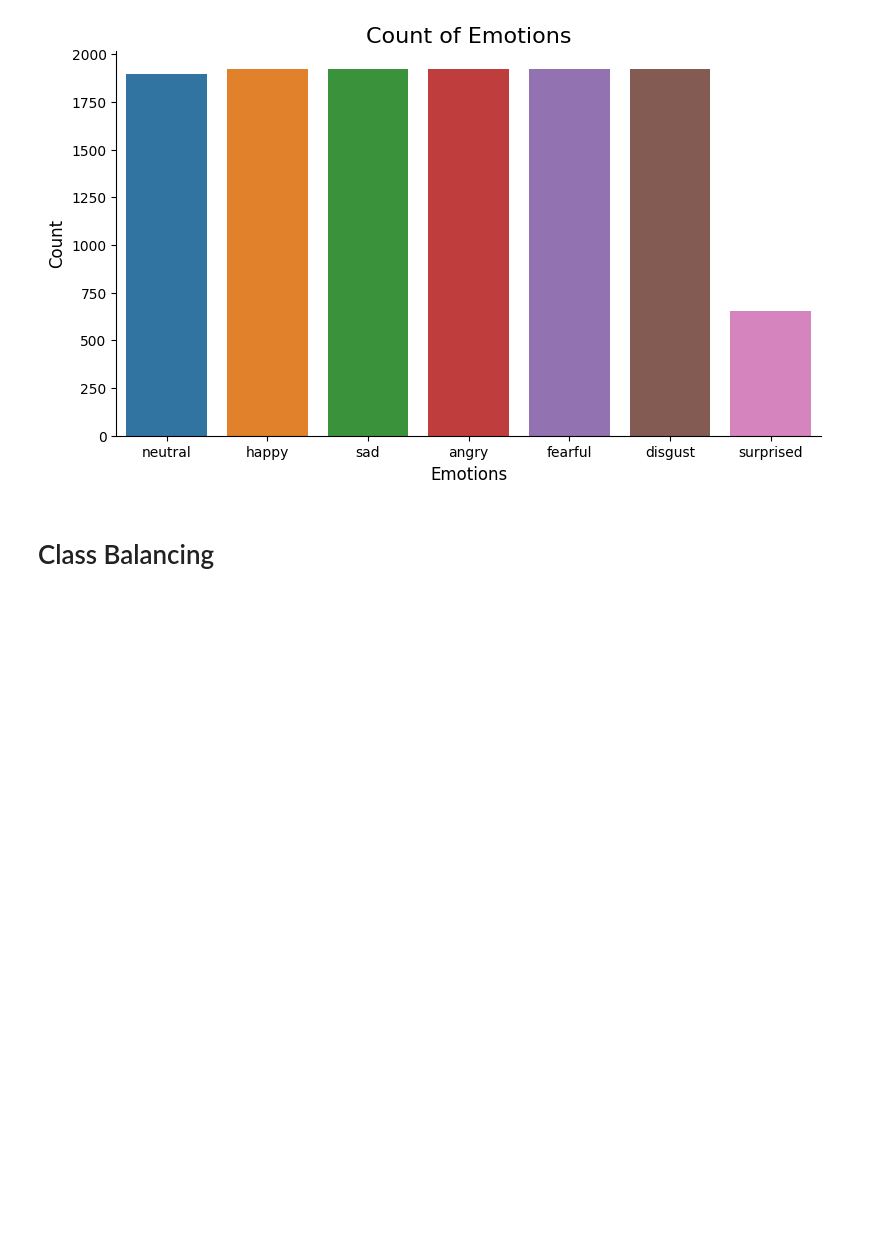
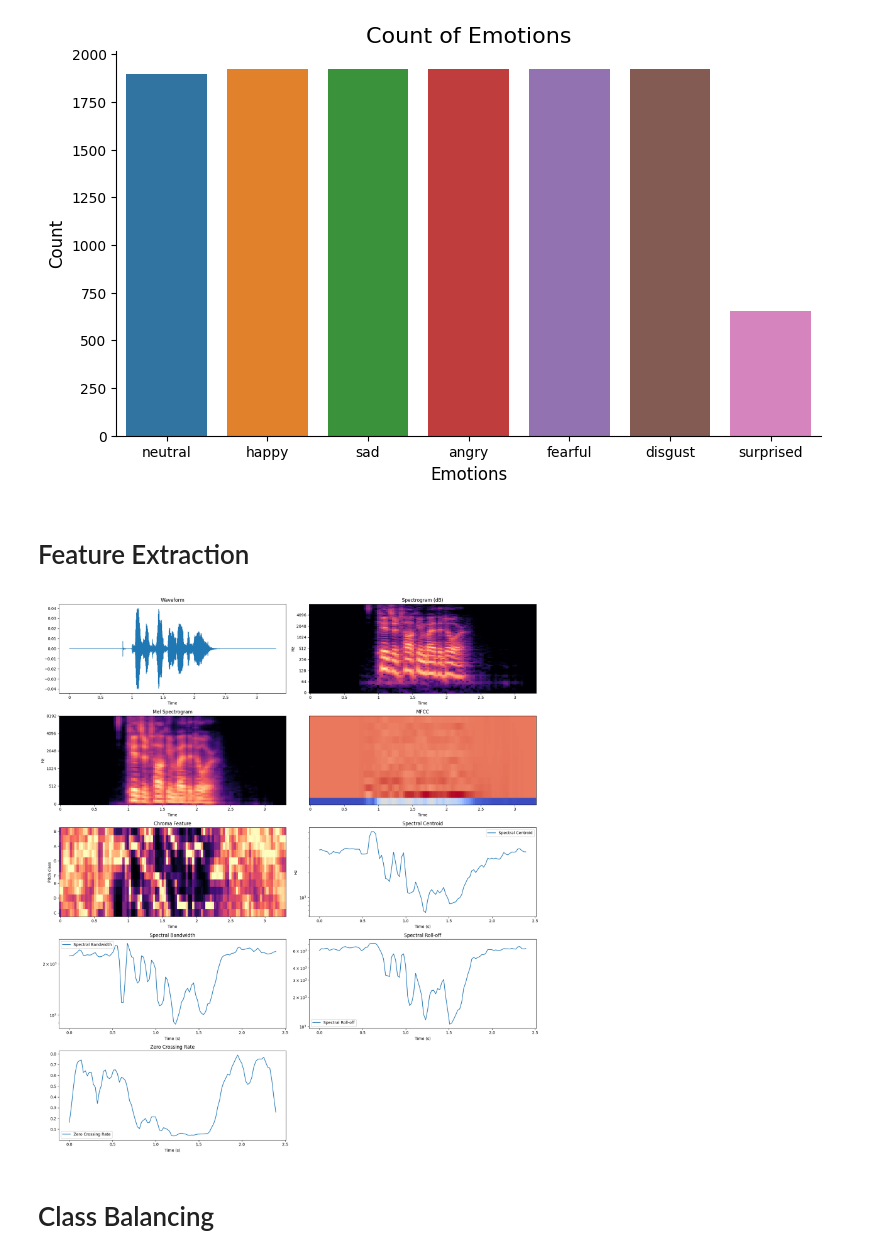
Before and after one commit to HuynhHanDong/Speech-Emotion-Recognition, a Jupyter notebook: data_preparation.ipynb, the cells around one changed output. Cells and saved outputs as stored; diff of their text form; code cells hidden in the pictures; blank space fills up the shorter version.

```diff
--- a/data_preparation.ipynb
+++ b/data_preparation.ipynb
@@ -250,6 +250,83 @@ plt.xlabel('Emotions', size=12)
 sns.despine(top=True, right=True, left=False, bottom=False)
 # %% [output]
 [figure]
+# %% [markdown]
+# Feature Extraction
+# %%
+audio_path = combined_df["Path"].iloc[0]
+y, sr = librosa.load(audio_path, sr=16000)
+
+plt.figure(figsize=(18, 20))
+
+# 1. Waveform
+plt.subplot(5, 2, 1)
+librosa.display.waveshow(y, sr=sr)
+plt.title("Waveform")
+
+# 2. Spectrogram (STFT)
+plt.subplot(5, 2, 2)
+spec = np.abs(librosa.stft(y))
+librosa.display.specshow(librosa.amplitude_to_db(spec, ref=np.max), sr=sr, y_axis='log', x_axis='time')
+plt.title("Spectrogram (dB)")
+
+# 3. Mel Spectrogram
+plt.subplot(5, 2, 3)
+mel = librosa.feature.melspectrogram(y=y, sr=sr, n_mels=64)
+mel_db = librosa.power_to_db(mel, ref=np.max)
+librosa.display.specshow(mel_db, sr=sr, x_axis='time', y_axis='mel')
+plt.title("Mel Spectrogram")
+
+# 4. MFCC
+plt.subplot(5, 2, 4)
+mfcc = librosa.feature.mfcc(librosa.power_to_db(mel), sr=sr, n_mfcc=13)
+librosa.display.specshow(mfcc, sr=sr, x_axis='time')
+plt.title("MFCC")
+
+# 5. Chroma Features
+plt.subplot(5, 2, 5)
+chroma = librosa.feature.chroma_stft(y=y, sr=sr)
+librosa.display.specshow(chroma, y_axis='chroma', x_axis='time', sr=sr)
+plt.title("Chroma Feature")
+
+# 6. Spectral Centroid
+plt.subplot(5, 2, 6)
+cent = librosa.feature.spectral_centroid(y=y, sr=sr)[0]
+frames = range(len(cent))
+t = librosa.frames_to_time(frames)
+plt.semilogy(t, cent, label='Spectral Centroid')
+plt.xlabel('Time (s)')
+plt.ylabel('Hz')
+plt.title("Spectral Centroid")
+plt.legend()
+
+# 7. Spectral Bandwidth
+plt.subplot(5, 2, 7)
+spec_bw = librosa.feature.spectral_bandwidth(y=y, sr=sr)[0]
+plt.semilogy(t, spec_bw, label='Spectral Bandwidth')
+plt.xlabel('Time (s)')
+plt.title("Spectral Bandwidth")
+plt.legend()
+
+# 8. Spectral Roll-off
+plt.subplot(5, 2, 8)
+roll_off = librosa.feature.spectral_rolloff(y=y, sr=sr)[0]
+plt.semilogy(t, roll_off, label='Spectral Roll-off')
+plt.xlabel('Time (s)')
+plt.title("Spectral Roll-off")
+plt.legend()
+
+# 9. Zero Crossing Rate
+plt.subplot(5, 2, 9)
+zcr = librosa.feature.zero_crossing_rate(y)[0]
+plt.plot(librosa.frames_to_time(range(len(zcr))), zcr, label='Zero Crossing Rate')
+plt.xlabel('Time (s)')
+plt.title("Zero Crossing Rate")
+plt.legend()
+
+plt.tight_layout()
+plt.show()
+# %% [output]
+[figure, added]
 # %% [markdown]
 # Class Balancing
 # %%
```
Also changed, not shown: parts of 1 cell of this notebook, 5 other files.
